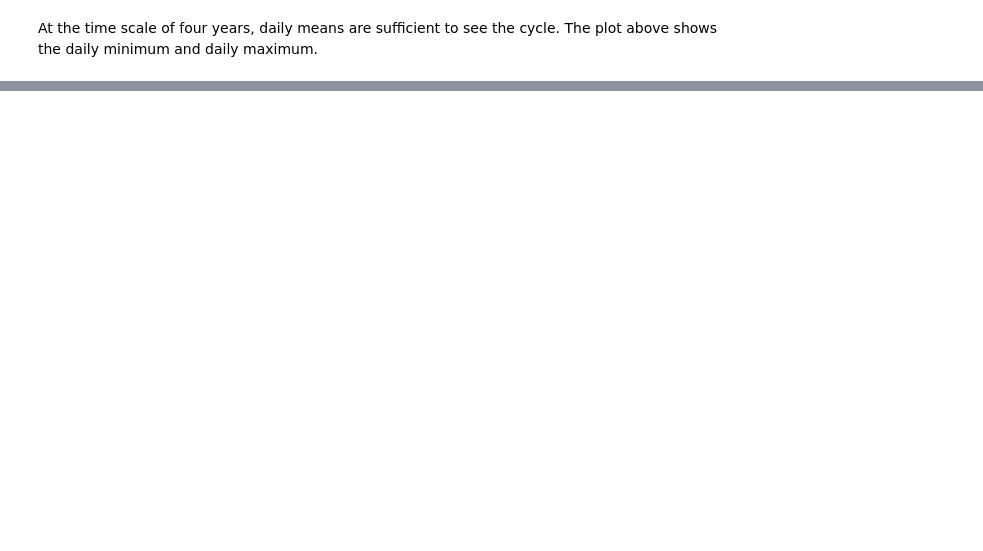
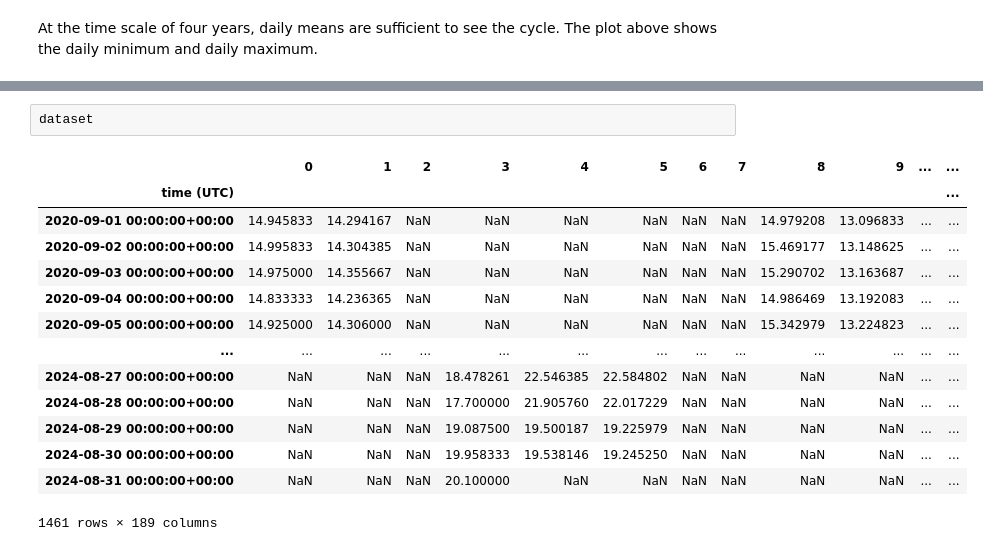
Before and after one commit to jmunroe/OceanDataImputation, a Jupyter notebook: CombineSegments.ipynb, the cells around one changed output, grey strips where cells are left out. Drawn from its saved outputs; the diff is of its cells as text; blank space fills up the shorter version.

```diff
--- a/CombineSegments.ipynb
+++ b/CombineSegments.ipynb
@@ -165,0 +190,17 @@ df
+# %%
+dataset
+# %% [output]
+|  | 0 | 1 | 2 | 3 | 4 | 5 | 6 | 7 | 8 | 9 | ... | ... |
+| time (UTC) |  |  |  |  |  |  |  |  |  |  |  | ... |
+| 2020-09-01 00:00:00+00:00 | 14.945833 | 14.294167 | NaN | NaN | NaN | NaN | NaN | NaN | 14.979208 | 13.096833 | ... | ... |
+| 2020-09-02 00:00:00+00:00 | 14.995833 | 14.304385 | NaN | NaN | NaN | NaN | NaN | NaN | 15.469177 | 13.148625 | ... | ... |
+| 2020-09-03 00:00:00+00:00 | 14.975000 | 14.355667 | NaN | NaN | NaN | NaN | NaN | NaN | 15.290702 | 13.163687 | ... | ... |
+| 2020-09-04 00:00:00+00:00 | 14.833333 | 14.236365 | NaN | NaN | NaN | NaN | NaN | NaN | 14.986469 | 13.192083 | ... | ... |
+| 2020-09-05 00:00:00+00:00 | 14.925000 | 14.306000 | NaN | NaN | NaN | NaN | NaN | NaN | 15.342979 | 13.224823 | ... | ... |
+| ... | ... | ... | ... | ... | ... | ... | ... | ... | ... | ... | ... | ... |
+| 2024-08-27 00:00:00+00:00 | NaN | NaN | NaN | 18.478261 | 22.546385 | 22.584802 | NaN | NaN | NaN | NaN | ... | ... |
+| 2024-08-28 00:00:00+00:00 | NaN | NaN | NaN | 17.700000 | 21.905760 | 22.017229 | NaN | NaN | NaN | NaN | ... | ... |
+| 2024-08-29 00:00:00+00:00 | NaN | NaN | NaN | 19.087500 | 19.500187 | 19.225979 | NaN | NaN | NaN | NaN | ... | ... |
+| 2024-08-30 00:00:00+00:00 | NaN | NaN | NaN | 19.958333 | 19.538146 | 19.245250 | NaN | NaN | NaN | NaN | ... | ... |
+| 2024-08-31 00:00:00+00:00 | NaN | NaN | NaN | 20.100000 | NaN | NaN | NaN | NaN | NaN | NaN | ... | ... |
+1461 rows × 189 columns
```
Also changed, not shown: parts of 38 cells of this notebook, 17 other files.
